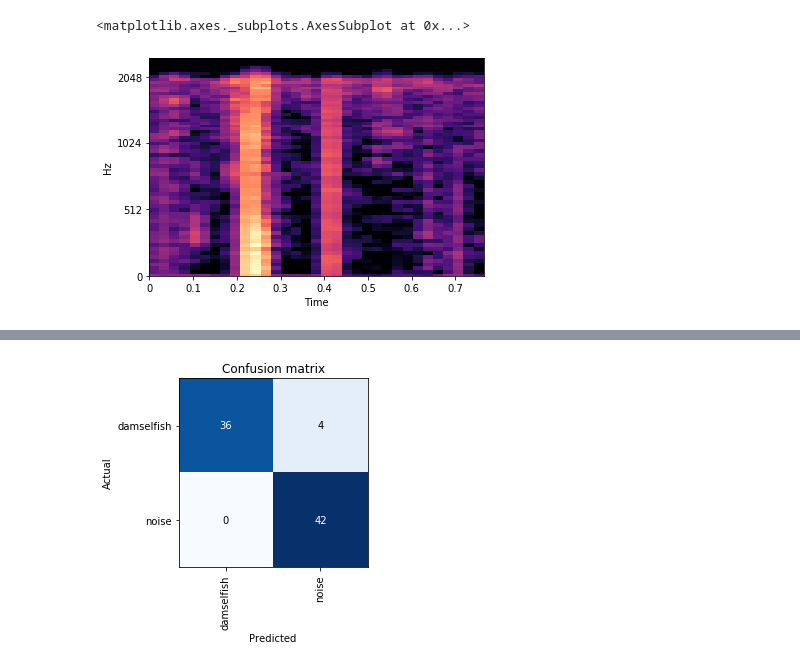
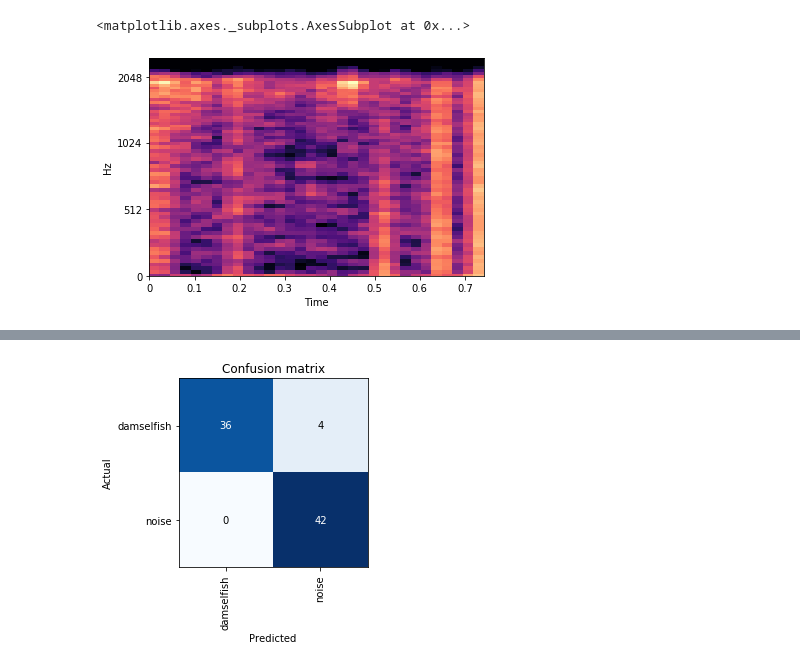
Before and after one commit to whoahbot/sonumator, a Jupyter notebook: notebook.ipynb, the cells around one changed output, grey strips where cells are left out. Drawn from its saved outputs; the diff is of its cells as text; code cells hidden in the pictures.

```diff
--- a/notebook.ipynb
+++ b/notebook.ipynb
@@ -23,28 +23,28 @@ import torch
 # %%
 import glob
 
 file_list = glob.glob(f"/data/NRS10/2015-2016/*.wav")
 file_list.sort()
 
 y, sr = librosa.load(
-    "./output/damselfish/5.wav",
+    "./output/damselfish/30.wav",
     offset=0,
 )
 
 sg = librosa.feature.melspectrogram(y, sr=sr,  n_fft=2048, hop_length=512, power=2.0, n_mels=64, fmin=0.0, fmax=2500)
 sg0 = librosa.stft(y)
 sg_mag, sg_phase = librosa.magphase(sg0)
 
 #sg1 = librosa.feature.melspectrogram(S=sg_mag, sr=5000)
 #librosa.display.specshow(sg1)
 
 db_spec = librosa.amplitude_to_db(sg, ref=np.min, top_db=60.0)
 librosa.display.specshow(db_spec, y_axis='mel', fmax=2500, x_axis='time')
 
 #Image.show(torch.from_numpy(sg2).unsqueeze(0), figsize=(15, 5), cmap=None)
 # %% [output]
 <matplotlib.axes._subplots.AxesSubplot at 0x...>
-[figure, old version]
+[figure, new version]
 # %%
 path = Path("output/")
 
```
Also changed, not shown: parts of 6 cells of this notebook, 2 other files.
